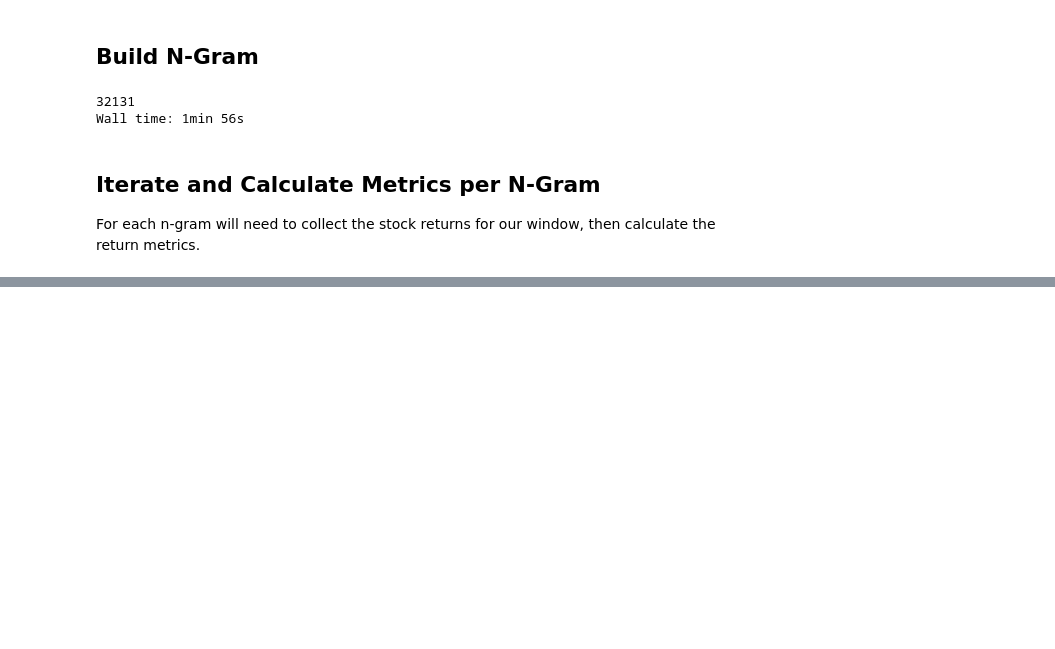
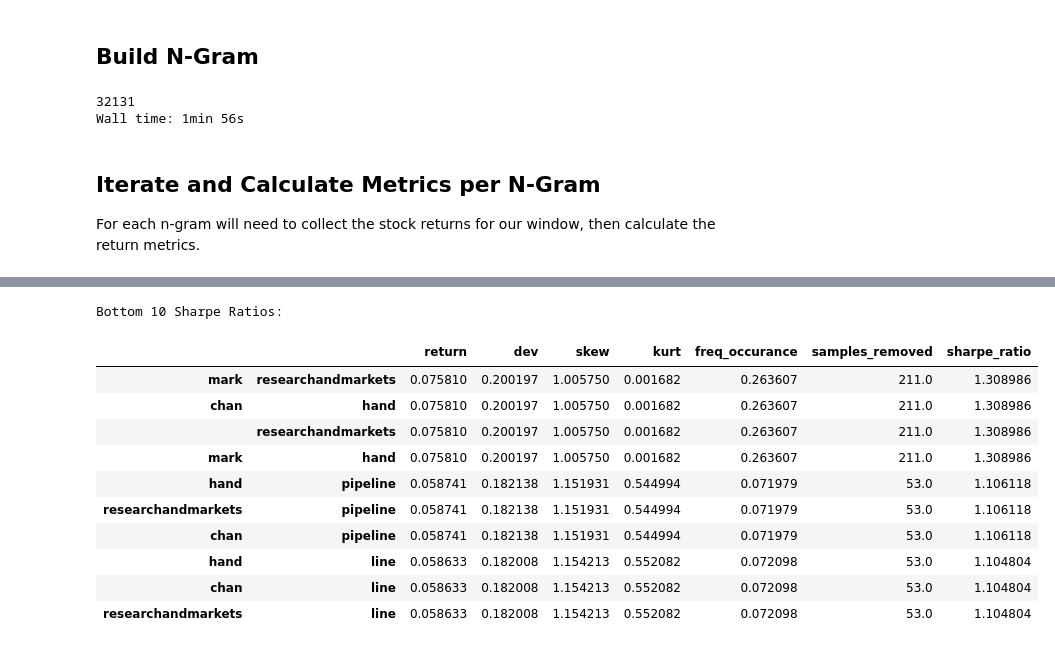
Before and after one commit to mikebrowne/BioPharmaceuticalFactorModel, a Jupyter notebook: notebooks/exploratory/03-KeywordsAsAFactor_NGrams.ipynb, the cells around one changed output, grey strips where cells are left out. Saved outputs shown, nothing was run; the diff lists cells and outputs as text; code cells hidden in the pictures; blank space fills up the shorter version.

Commit message:
Continued work on n-gram notebook

```diff
--- a/notebooks/exploratory/03-KeywordsAsAFactor_NGrams.ipynb
+++ b/notebooks/exploratory/03-KeywordsAsAFactor_NGrams.ipynb
@@ -245,0 +267,39 @@ res_df.head(10)
+# %%
+# Adding frequency cut-off for n-grams
+
+def get_return_details_per_word(article_df, return_df, word_list, holding_period, cut_off=0.05):
+    set_of_ngrams = get_n_gram(word_list, 2)
+
+    res_dict = {}
+    for ngram in set_of_ngrams:
+        event_id_list = get_ngram_articles(article_df, ngram)
+
+        #print(event_id_list)
+        size_prior_to_nan_removal = len(event_id_list)
+        returns = return_df["R_{}".format(holding_period - 1)].iloc[event_id_list].dropna()
+        num_removed = size_prior_to_nan_removal - returns.shape[0]
+
+        freq = returns.shape[0]/article_df.shape[0]
+        if freq >= cut_off:
+
+            res_dict[ngram] = [
+                np.mean(returns),
+                np.std(returns),
+                skew(returns.values),
+                kurtosis(returns.values),
+                freq,
+                num_removed
+            ]
+
+    cols = ["return", "dev", "skew", "kurt", "freq_occurance", "samples_removed"]
+
+    return pd.DataFrame(res_dict, index=cols).T
+# %%
+res_df = get_return_details_per_word(article_df,
+                                     return_window,
+                                     list_of_words,
+                                     holding_period=20,
+                                     cut_off=0.05)
+# %%
+res_df["sharpe_ratio"] = res_df.apply(sharpe_ratio, args=(20, 0.025,), axis=1)
+res_df.sort_values("sharpe_ratio", ascending=False, inplace=True)
@@ -245,0 +322,16 @@ res_df.head(10)
+# %%
+print("Bottom 10 Sharpe Ratios:")
+res_df.tail(10)
+# %% [output]
+Bottom 10 Sharpe Ratios:
+|  |  | return | dev | skew | kurt | freq_occurance | samples_removed | sharpe_ratio |
+| mark | researchandmarkets | 0.075810 | 0.200197 | 1.005750 | 0.001682 | 0.263607 | 211.0 | 1.308986 |
+| chan | hand | 0.075810 | 0.200197 | 1.005750 | 0.001682 | 0.263607 | 211.0 | 1.308986 |
+|  | researchandmarkets | 0.075810 | 0.200197 | 1.005750 | 0.001682 | 0.263607 | 211.0 | 1.308986 |
+| mark | hand | 0.075810 | 0.200197 | 1.005750 | 0.001682 | 0.263607 | 211.0 | 1.308986 |
+| hand | pipeline | 0.058741 | 0.182138 | 1.151931 | 0.544994 | 0.071979 | 53.0 | 1.106118 |
+| researchandmarkets | pipeline | 0.058741 | 0.182138 | 1.151931 | 0.544994 | 0.071979 | 53.0 | 1.106118 |
+| chan | pipeline | 0.058741 | 0.182138 | 1.151931 | 0.544994 | 0.071979 | 53.0 | 1.106118 |
+| hand | line | 0.058633 | 0.182008 | 1.154213 | 0.552082 | 0.072098 | 53.0 | 1.104804 |
+| chan | line | 0.058633 | 0.182008 | 1.154213 | 0.552082 | 0.072098 | 53.0 | 1.104804 |
+| researchandmarkets | line | 0.058633 | 0.182008 | 1.154213 | 0.552082 | 0.072098 | 53.0 | 1.104804 |
```
Also changed, not shown: parts of 11 cells of this notebook.
